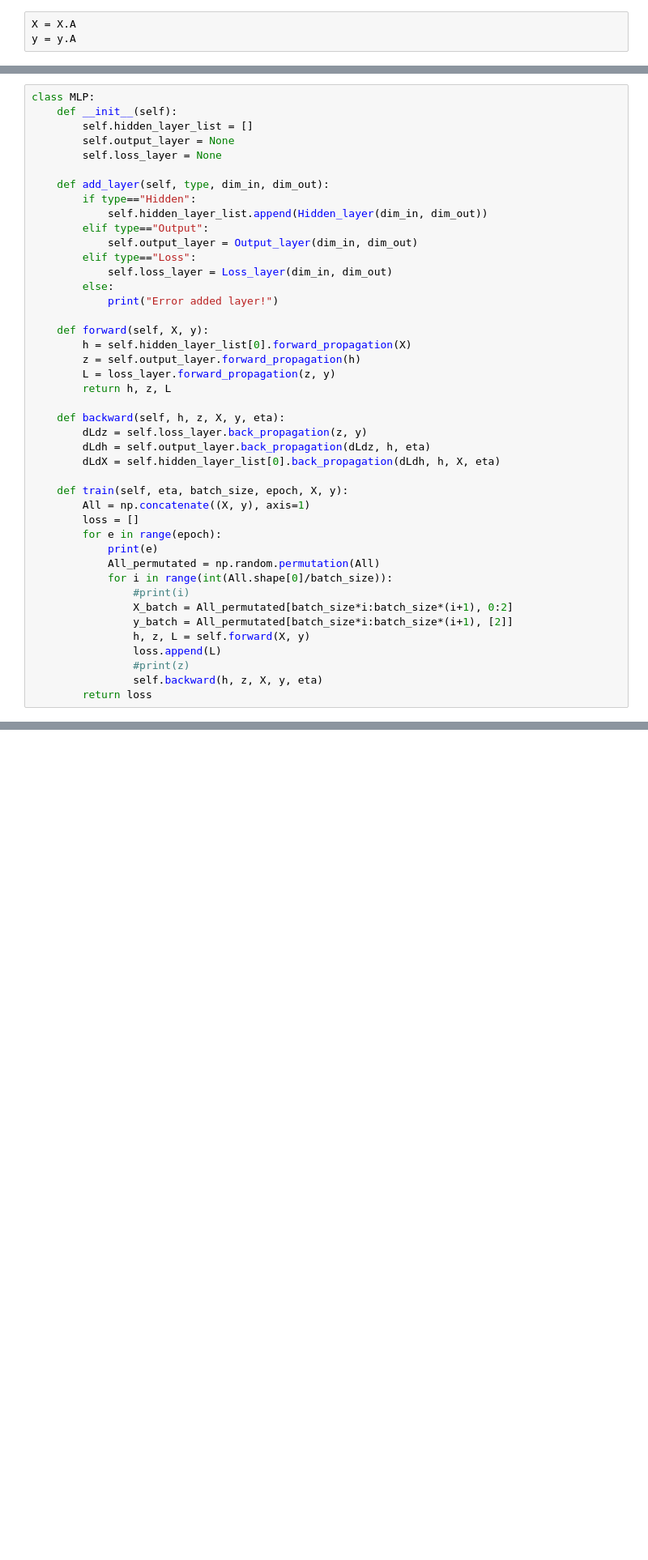
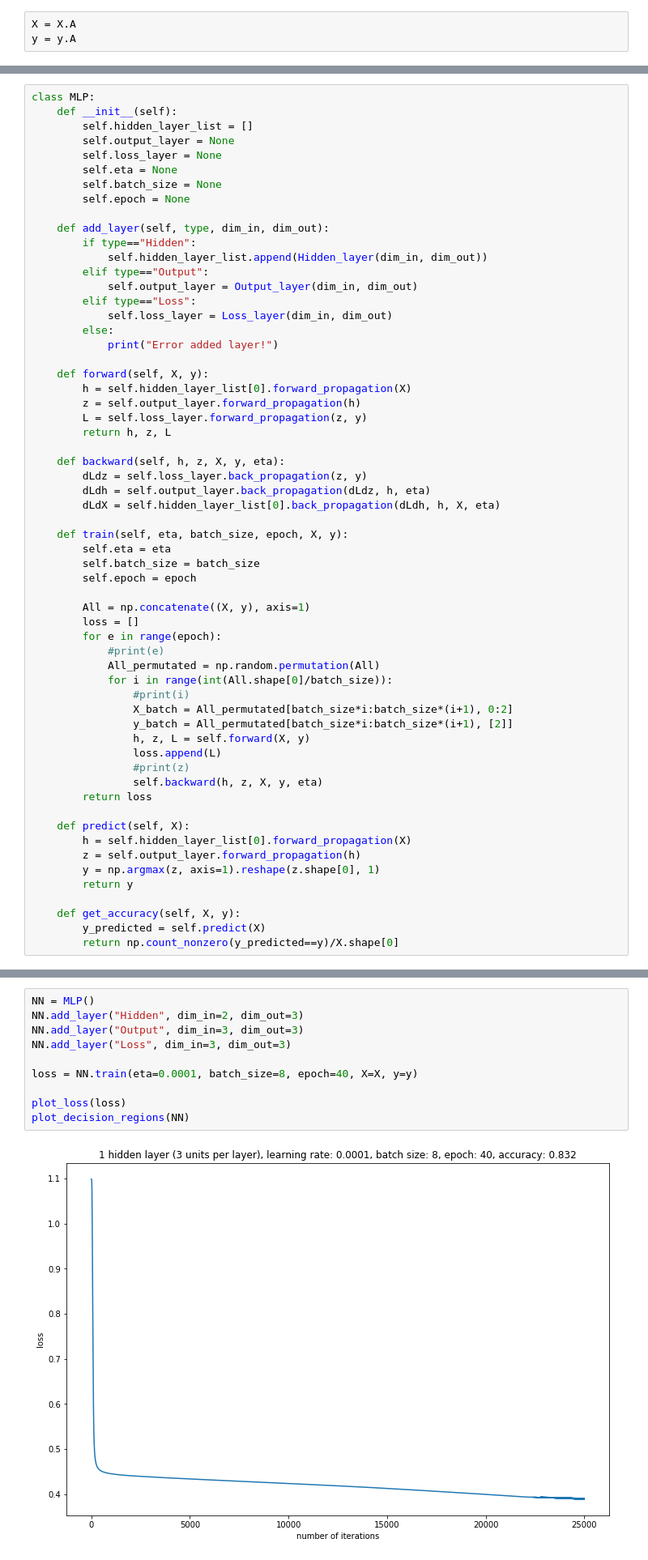
Before and after one commit to JingxiXu/DL4CV_COMSW4995_006, a Jupyter notebook: HW3.ipynb, the cells around one changed output, grey strips where cells are left out. Shown at 81% size. Cells and saved outputs as stored; diff of their text form; blank space fills up the shorter version.

```diff
--- a/HW3.ipynb
+++ b/HW3.ipynb
@@ -221,6 +267,9 @@ class MLP:
         self.hidden_layer_list = []
         self.output_layer = None
         self.loss_layer = None
+        self.eta = None
+        self.batch_size = None
+        self.epoch = None
 
     def add_layer(self, type, dim_in, dim_out):
         if type=="Hidden":
@@ -235,7 +284,7 @@ class MLP:
     def forward(self, X, y):
         h = self.hidden_layer_list[0].forward_propagation(X)
         z = self.output_layer.forward_propagation(h)
-        L = loss_layer.forward_propagation(z, y)
+        L = self.loss_layer.forward_propagation(z, y)
         return h, z, L
 
     def backward(self, h, z, X, y, eta):
@@ -244,10 +293,14 @@ class MLP:
         dLdX = self.hidden_layer_list[0].back_propagation(dLdh, h, X, eta)
 
     def train(self, eta, batch_size, epoch, X, y):
+        self.eta = eta
+        self.batch_size = batch_size
+        self.epoch = epoch
+
         All = np.concatenate((X, y), axis=1)
         loss = []
         for e in range(epoch):
-            print(e)
+            #print(e)
             All_permutated = np.random.permutation(All)
             for i in range(int(All.shape[0]/batch_size)):
                 #print(i)
@@ -258,3 +311,13 @@ class MLP:
                 #print(z)
                 self.backward(h, z, X, y, eta)
         return loss
+
+    def predict(self, X):
+        h = self.hidden_layer_list[0].forward_propagation(X)
+        z = self.output_layer.forward_propagation(h)
+        y = np.argmax(z, axis=1).reshape(z.shape[0], 1)
+        return y
+
+    def get_accuracy(self, X, y):
+        y_predicted = self.predict(X)
+        return np.count_nonzero(y_predicted==y)/X.shape[0]
@@ -260,0 +326,12 @@ class MLP:
+# %%
+NN = MLP()
+NN.add_layer("Hidden", dim_in=2, dim_out=3)
+NN.add_layer("Output", dim_in=3, dim_out=3)
+NN.add_layer("Loss", dim_in=3, dim_out=3)
+
+loss = NN.train(eta=0.0001, batch_size=8, epoch=40, X=X, y=y)
+
+plot_loss(loss)
+plot_decision_regions(NN)
+# %% [output]
+[figure, added]
```
Also changed, not shown: parts of 14 cells of this notebook.
